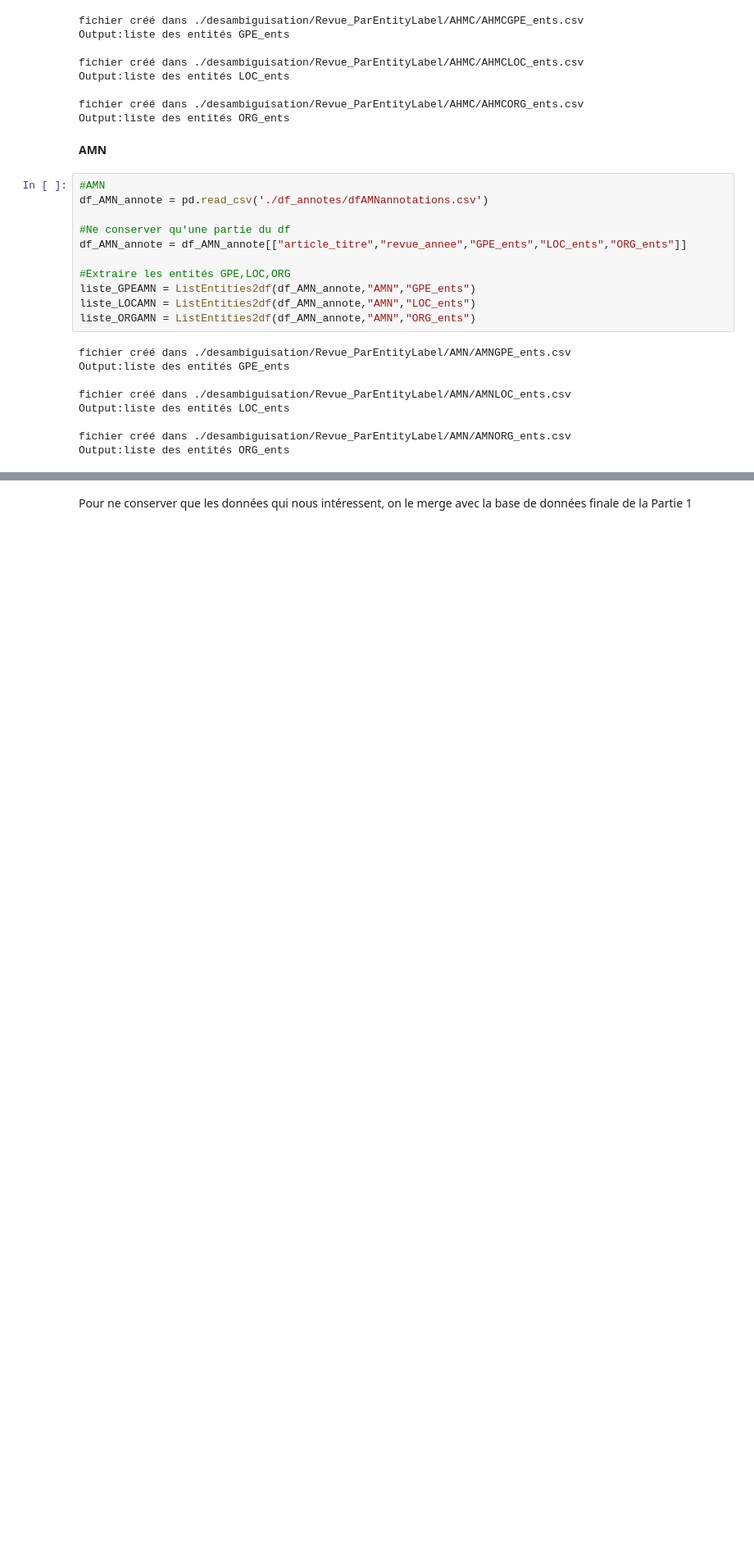
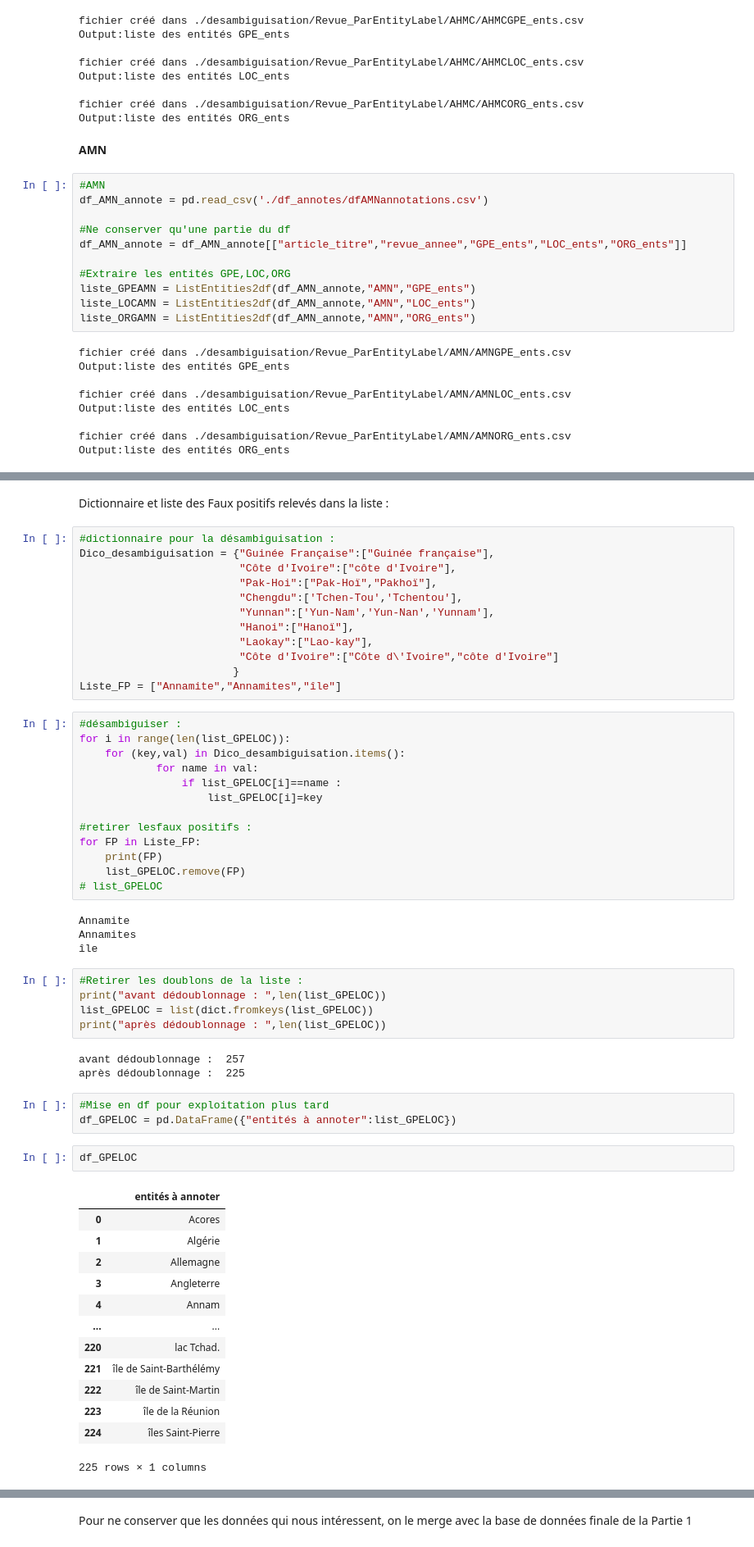
Before and after one commit to LilyG98/MappingJournals, a Jupyter notebook: data/desambiguisation_lieux.ipynb, the cells around one changed output, grey strips where cells are left out. Shown at 82% size. Drawn from its saved outputs; the diff is of its cells as text; blank space fills up the shorter version.

```diff
--- a/data/desambiguisation_lieux.ipynb
+++ b/data/desambiguisation_lieux.ipynb
@@ -100,0 +108,58 @@ list_GPELOC = liste_GPEAMN+liste_LOCAMN+liste_GPEAHMC+liste_LOCAHMC
+# %% [markdown]
+Dictionnaire et liste des Faux positifs relevés dans la liste :
+# %%
+#dictionnaire pour la désambiguisation :
+Dico_desambiguisation = {"Guinée Française":["Guinée française"],
+                         "Côte d'Ivoire":["côte d'Ivoire"],
+                         "Pak-Hoi":["Pak-Hoï","Pakhoï"],
+                         "Chengdu":['Tchen-Tou','Tchentou'],
+                         "Yunnan":['Yun-Nam','Yun-Nan','Yunnam'],
+                         "Hanoi":["Hanoï"],
+                         "Laokay":["Lao-kay"],
+                         "Côte d'Ivoire":["Côte d\'Ivoire","côte d'Ivoire"]
+                        }
+Liste_FP = ["Annamite","Annamites","île"]
+# %%
+#désambiguiser :
+for i in range(len(list_GPELOC)):
+    for (key,val) in Dico_desambiguisation.items():
+            for name in val:
+                if list_GPELOC[i]==name :
+                    list_GPELOC[i]=key
+
+#retirer lesfaux positifs :
+for FP in Liste_FP:
+    print(FP)
+    list_GPELOC.remove(FP)
+# list_GPELOC
+# %% [output]
+Annamite
+Annamites
+île
+# %%
+#Retirer les doublons de la liste :
+print("avant dédoublonnage : ",len(list_GPELOC))
+list_GPELOC = list(dict.fromkeys(list_GPELOC))
+print("après dédoublonnage : ",len(list_GPELOC))
+# %% [output]
+avant dédoublonnage :  257
+après dédoublonnage :  225
+# %%
+#Mise en df pour exploitation plus tard
+df_GPELOC = pd.DataFrame({"entités à annoter":list_GPELOC})
+# %%
+df_GPELOC
+# %% [output]
+|  | entités à annoter |
+| 0 | Acores |
+| 1 | Algérie |
+| 2 | Allemagne |
+| 3 | Angleterre |
+| 4 | Annam |
+| ... | ... |
+| 220 | lac Tchad. |
+| 221 | île de Saint-Barthélémy |
+| 222 | île de Saint-Martin |
+| 223 | île de la Réunion |
+| 224 | îles Saint-Pierre |
+225 rows × 1 columns
```
Also changed, not shown: parts of 48 cells of this notebook, 1 other file.
